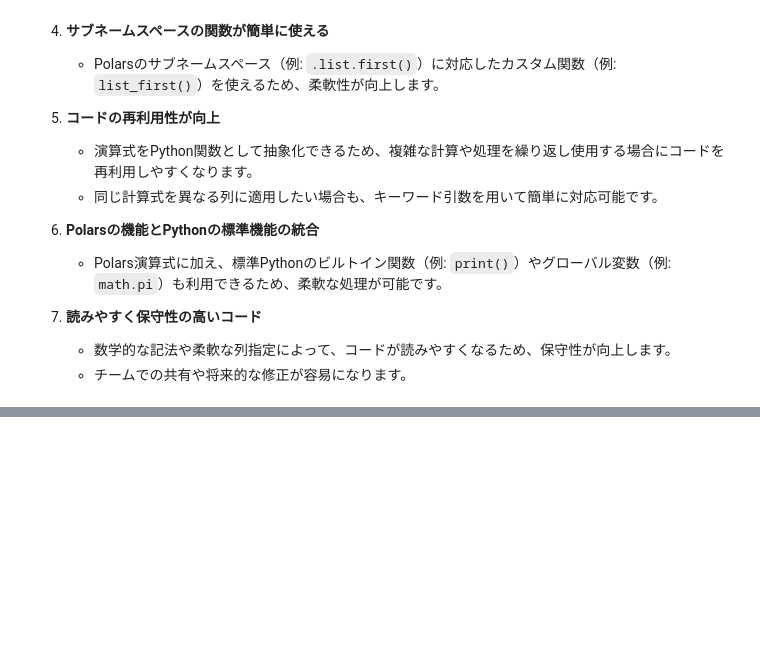
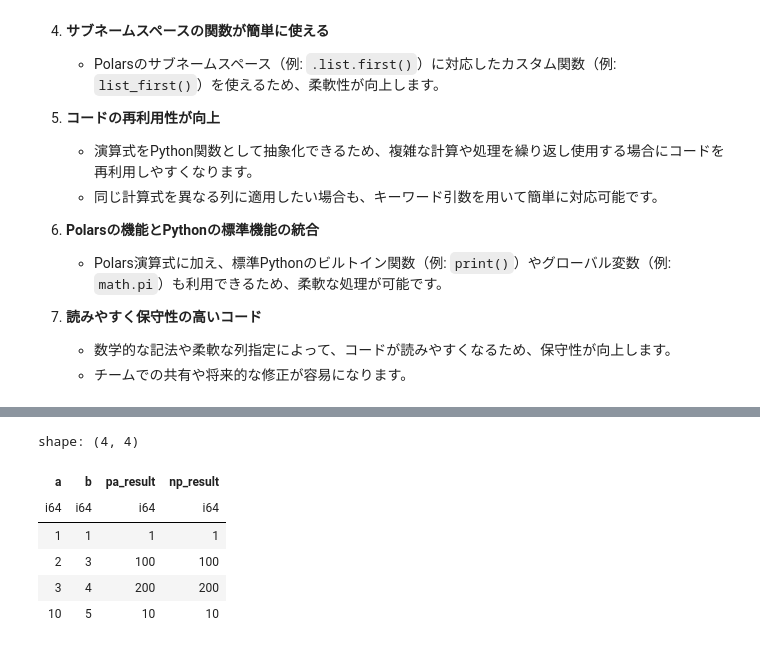
Before and after one commit to ruoyu0088/polars_guide, a Jupyter notebook: polars_guide/060_polars_tips.ipynb, the cells around one changed output, grey strips where cells are left out. Cells and saved outputs as stored; diff of their text form; code cells hidden in the pictures; blank space fills up the shorter version.

Commit message:
add pyarrow_batch and numpy_batch

```diff
--- a/polars_guide/060_polars_tips.ipynb
+++ b/polars_guide/060_polars_tips.ipynb
@@ -233,0 +238,17 @@ shape: (3, 1)
+# %%
+import numpy as np
+
+df = pl.DataFrame({
+    "a":[1, 2, 3, 10],
+    "b":[1, 3, 4, 5],
+})
+
+def func(args, values):
+    a, b = [s.to_numpy() for s in args]
+    c = np.copy(a)
+    c[a < b] = values
+    return pl.Series(c)
+
+df.with_columns(
+    pl_result=pl.map_batches(['a', 'b'], lambda args:func(args, [100, 200]))
+)
@@ -233,0 +271,28 @@ shape: (3, 1)
+# %%
+from helper.polars import pyarrow_batch, numpy_batch
+
+@pyarrow_batch
+def pa_func(a, b, values):
+    from pyarrow.compute import replace_with_mask, less
+    return replace_with_mask(a, less(a, b), values)
+
+@numpy_batch
+def np_func(a, b, values):
+    c = a.copy()
+    c[a < b] = values
+    return c
+
+values = [100, 200]
+
+df.with_columns(
+    pa_result=pl.map_batches(['a', 'b'], pa_func(values=values)),
+    np_result=pl.map_batches(['a', 'b'], np_func(values=values)),
+)
+# %% [output]
+shape: (4, 4)
+| a | b | pa_result | np_result |
+| i64 | i64 | i64 | i64 |
+| 1 | 1 | 1 | 1 |
+| 2 | 3 | 100 | 100 |
+| 3 | 4 | 200 | 200 |
+| 10 | 5 | 10 | 10 |
```
Also changed, not shown: parts of 4 cells of this notebook, 1 other file.
